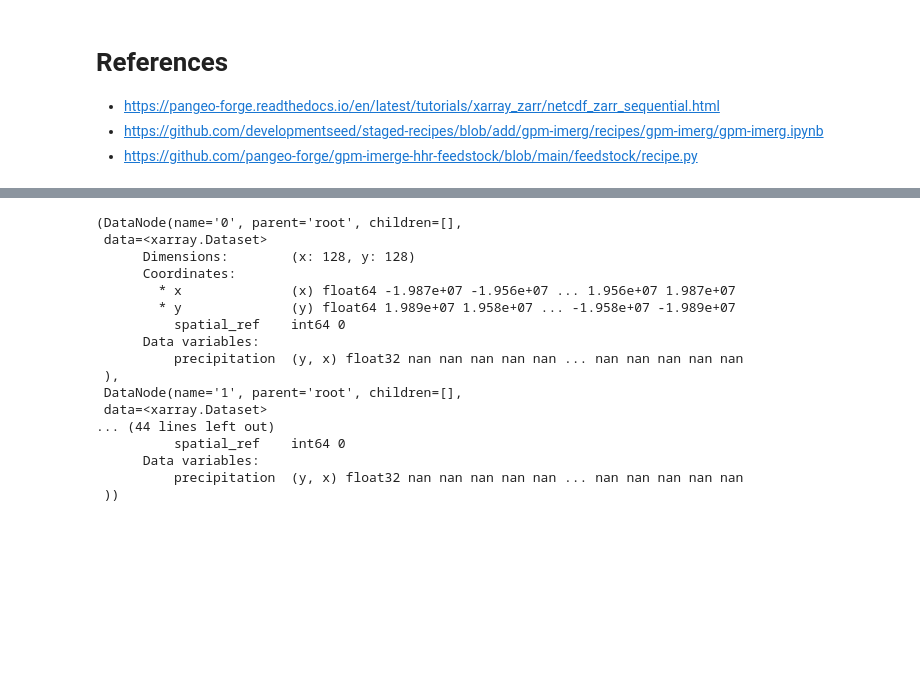
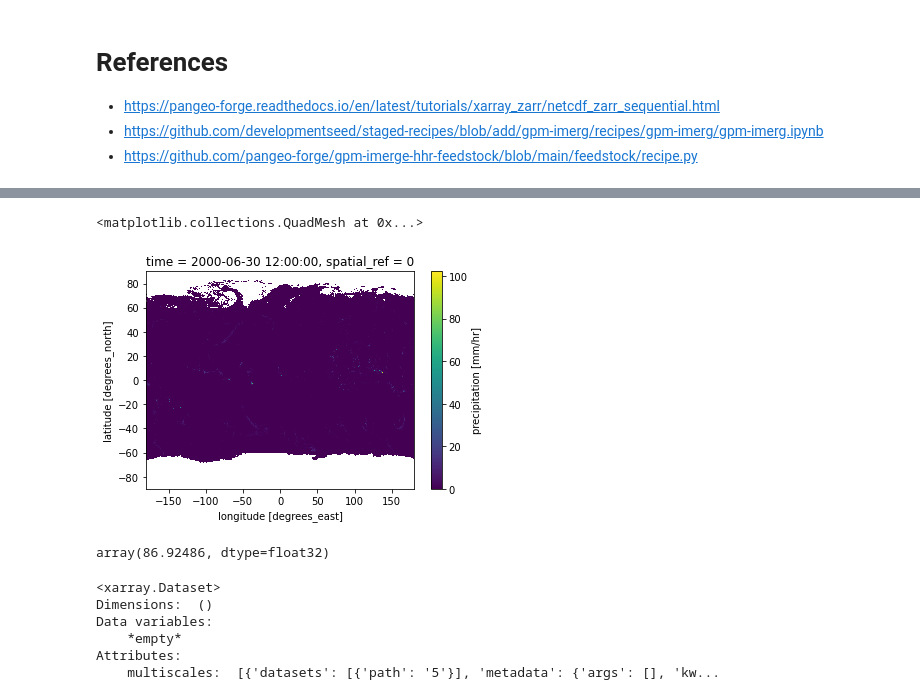
Before and after one commit to abarciauskas-bgse/imerg-zarr-viz, a Jupyter notebook: notebooks/create-zarr-with-pangeo-forge.ipynb, the cells around one changed output, grey strips where cells are left out. Drawn from its saved outputs; the diff is of its cells as text; code cells hidden in the pictures; blank space fills up the shorter version.

```diff
--- a/notebooks/create-zarr-with-pangeo-forge.ipynb
+++ b/notebooks/create-zarr-with-pangeo-forge.ipynb
@@ -248,7 +269,8 @@ Attributes: (0)
 # %%
 # dt = pyramid_reproject(ds_precip, levels=6)
 # ?pyramid_reproject
-ds_reproj = ds_precip.rio.write_crs("epsg:4326", inplace=True).transpose('lat', 'lon')
+import rioxarray
+ds_reproj = ds_precip.rio.write_crs("epsg:4326", inplace=True).transpose('time', 'lat', 'lon')
 # %%
 ds_reproj
 # %% [output]
@@ -274,25 +286,14 @@ Attributes: (0)
+# %%
+ds_reproj.precipitation[0].plot()
+# %% [output]
+<matplotlib.collections.QuadMesh at 0x...>
+[figure, added]
 # %%
 dt = pyramid_reproject(ds_reproj, levels=6)
 # %%
-dt.children
+dt.children[3].ds.precipitation[0].max().values
 # %% [output]
-(DataNode(name='0', parent='root', children=[],
- data=<xarray.Dataset>
-      Dimensions:        (x: 128, y: 128)
-      Coordinates:
-        * x              (x) float64 -1.987e+07 -1.956e+07 ... 1.956e+07 1.987e+07
-        * y              (y) float64 1.989e+07 1.958e+07 ... -1.958e+07 -1.989e+07
-          spatial_ref    int64 0
-      Data variables:
-          precipitation  (y, x) float32 nan nan nan nan nan ... nan nan nan nan nan
- ),
- DataNode(name='1', parent='root', children=[],
- data=<xarray.Dataset>
-... (44 lines left out)
-          spatial_ref    int64 0
-      Data variables:
-          precipitation  (y, x) float32 nan nan nan nan nan ... nan nan nan nan nan
- ))
+array(86.92486, dtype=float32)
 # %%
 # modify the data in the pyramid
 for child in dt.children:
@@ -307,0 +310,9 @@ dt.to_zarr(save_path + "/gpmimerg.zarr", consolidated=True)
+# %%
+ds
+# %% [output]
+<xarray.Dataset>
+Dimensions:  ()
+Data variables:
+    *empty*
+Attributes:
+    multiscales:  [{'datasets': [{'path': '5'}], 'metadata': {'args': [], 'kw...
```
Also changed, not shown: parts of 29 cells of this notebook, 3 other files.
